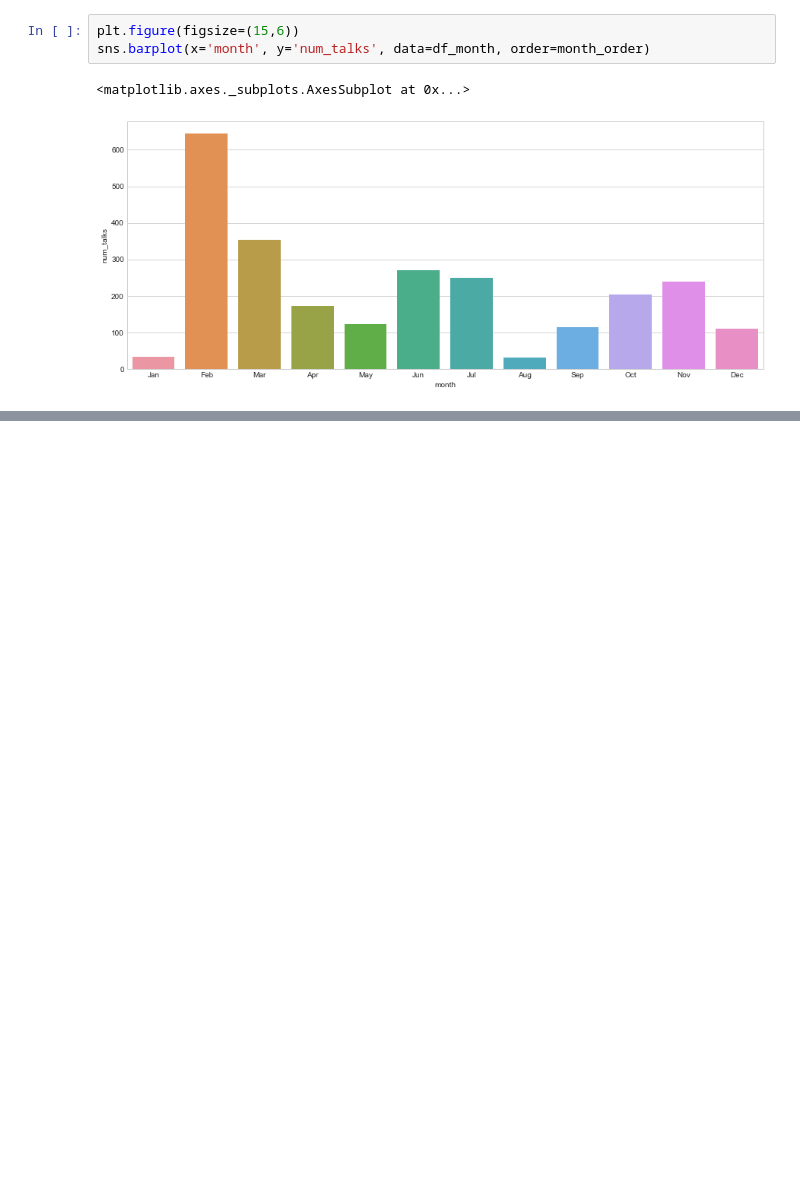
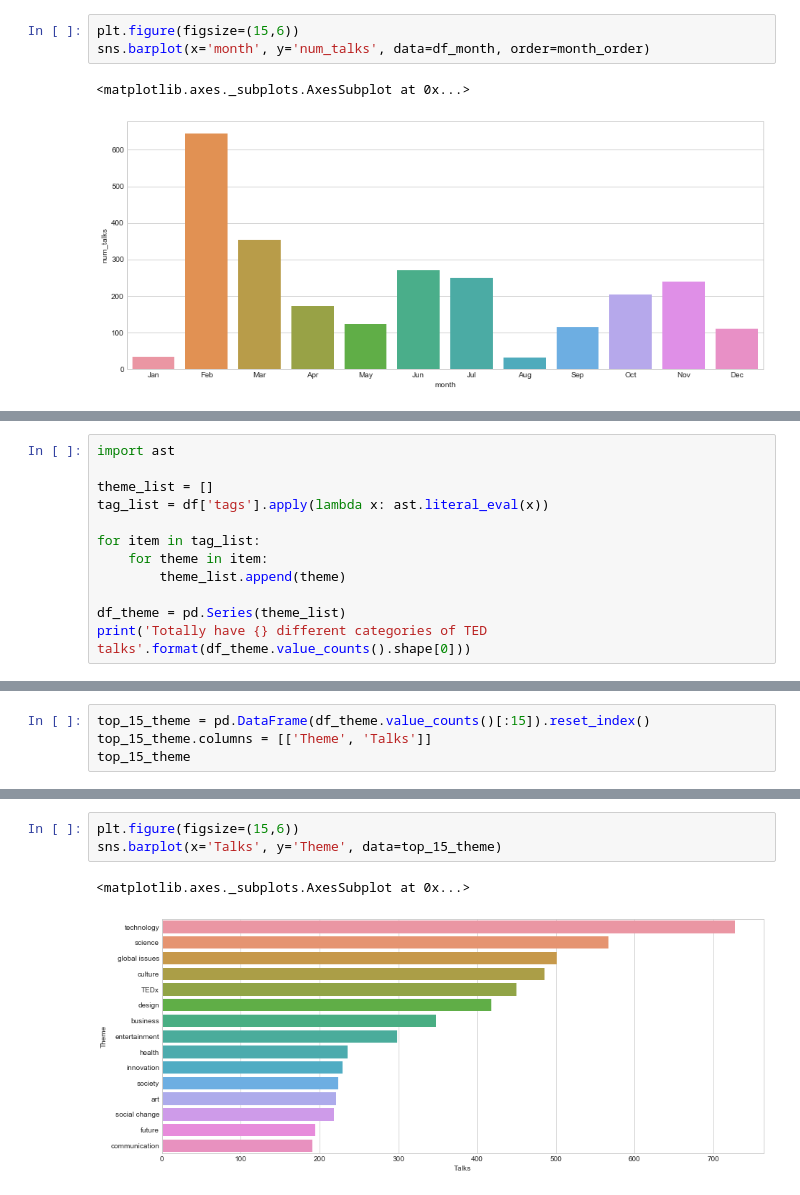
Before and after one commit to MengYao89/Data_Analysis, a Jupyter notebook: Real_World_Data_Analysis/TED_Talks/TED_Talk_Analysis.ipynb, the cells around one changed output, grey strips where cells are left out. Drawn from its saved outputs; the diff is of its cells as text; blank space fills up the shorter version.

Commit message:
update TED theme part

```diff
--- a/Real_World_Data_Analysis/TED_Talks/TED_Talk_Analysis.ipynb
+++ b/Real_World_Data_Analysis/TED_Talks/TED_Talk_Analysis.ipynb
@@ -280,0 +283,12 @@ sns.barplot(x='month', y='num_talks', data=df_month, order=month_order)
+# %%
+import ast
+
+theme_list = []
+tag_list = df['tags'].apply(lambda x: ast.literal_eval(x))
+
+for item in tag_list:
+    for theme in item:
+        theme_list.append(theme)
+
+df_theme = pd.Series(theme_list)
+print('Totally have {} different categories of TED talks'.format(df_theme.value_counts().shape[0]))
@@ -280,0 +297,4 @@ sns.barplot(x='month', y='num_talks', data=df_month, order=month_order)
+# %%
+top_15_theme = pd.DataFrame(df_theme.value_counts()[:15]).reset_index()
+top_15_theme.columns = [['Theme', 'Talks']]
+top_15_theme
@@ -280,0 +318,6 @@ sns.barplot(x='month', y='num_talks', data=df_month, order=month_order)
+# %%
+plt.figure(figsize=(15,6))
+sns.barplot(x='Talks', y='Theme', data=top_15_theme)
+# %% [output]
+<matplotlib.axes._subplots.AxesSubplot at 0x...>
+[figure, added]
```
Also changed, not shown: parts of 3 cells of this notebook.
